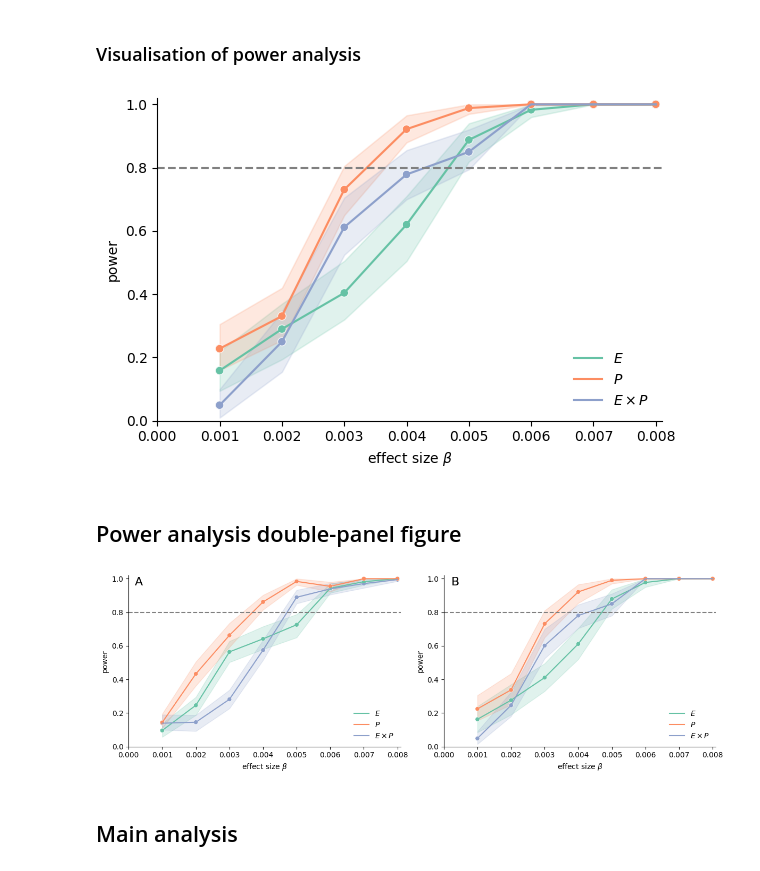
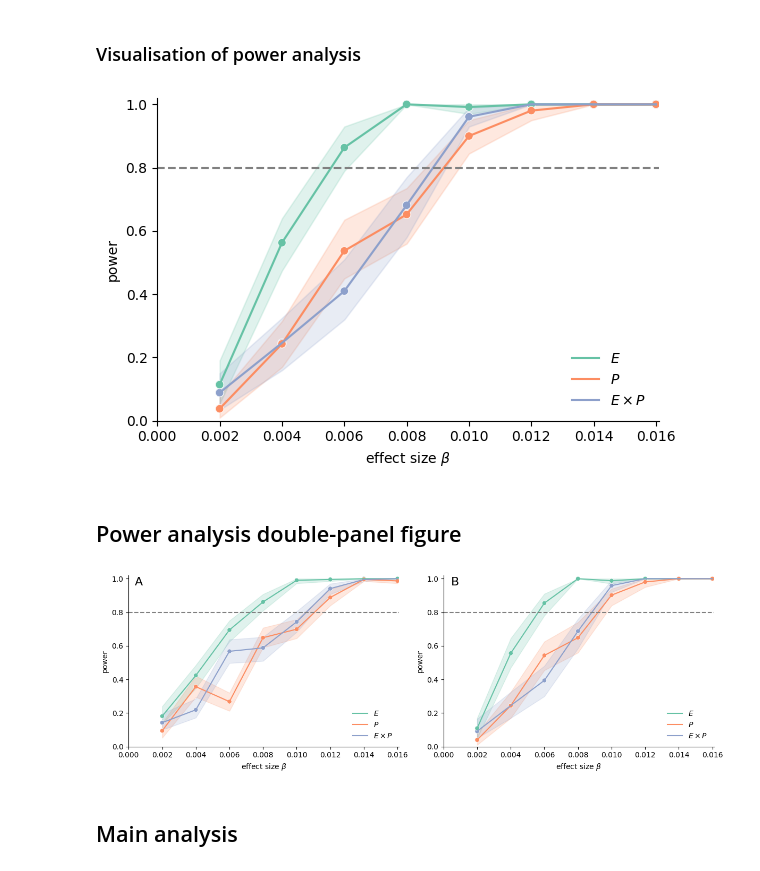
Before and after one commit to JanaLasser/honesty-midterms, a Jupyter notebook: code/analyse_elections.ipynb, the cells around one changed output. Cells and saved outputs as stored; diff of their text form; code cells hidden in the pictures.

```diff
--- a/code/analyse_elections.ipynb
+++ b/code/analyse_elections.ipynb
@@ -379,7 +206,8 @@ results.to_csv(Path("../results", fname), index=False)
 ### Calculate power
 # %%
 # calculate power bootstrapped
-results = pd.read_csv("../results/elections_belief-speaking_power_analysis.csv")
+fname = "elections_belief-speaking_power_analysis.csv"
+results = pd.read_csv(Path(dst, fname))
 power_bootstrap = pd.DataFrame()
 
 n_bootstrap = 100
@@ -440,13 +268,12 @@ sns.scatterplot(
 ax.set_xlabel("effect size $\\beta$")
 ax.spines[['right', 'top']].set_visible(False)
 ax.legend(frameon=False)
-ax.plot([0, 0.0081], [0.8, 0.8], '--', color="grey")
-ax.set_xlim(0, 0.0081)
+ax.plot([0, 0.0161], [0.8, 0.8], '--', color="grey")
+ax.set_xlim(0, 0.0161)
 ax.set_ylim(0, 1.02)
 plt.tight_layout()
 
-fname = "power_analysis_elections_belief-speaking"
-dst = "../plots"
-plt.savefig(Path(dst, fname + ".pdf"))
-plt.savefig(Path(dst, fname + ".svg"))
+#fname = "power_analysis_elections_belief-speaking"
+#plt.savefig(Path(plt_dst, fname + ".pdf"))
+#plt.savefig(Path(plt_dst, fname + ".svg"))
 # %% [output]
@@ -478,7 +308,7 @@ var_residual = 0.009419212941440758
 # %%
-beta_Es = [0.001, 0.002, 0.003, 0.004, 0.005, 0.006, 0.007, 0.008]
-beta_Ps = [0.001, 0.002, 0.003, 0.004, 0.005, 0.006, 0.007, 0.008]
-beta_EPs = [0.001, 0.002, 0.003, 0.004, 0.005, 0.006, 0.007, 0.008]
+beta_Es = [0.002, 0.004, 0.006, 0.008, 0.010, 0.012, 0.014, 0.016]
+beta_Ps = [0.002, 0.004, 0.006, 0.008, 0.010, 0.012, 0.014, 0.016]
+beta_EPs = [0.002, 0.004, 0.006, 0.008, 0.010, 0.012, 0.014, 0.016]
 random_states = range(n_sim)
 
 params = [(i, beta_Es[j], beta_Ps[j], beta_EPs[j])\
@@ -515,7 +345,8 @@ results.to_csv(Path("../results", fname), index=False)
 ### Calculate power
 # %%
 # calculate power bootstrapped
-results = pd.read_csv("../results/elections_fact-speaking_power_analysis.csv")
+fname = "elections_fact-speaking_power_analysis.csv"
+results = pd.read_csv(Path(dst, fname))
 power_bootstrap = pd.DataFrame()
 
 n_bootstrap = 100
@@ -553,40 +384,39 @@ fig, ax = plt.subplots(figsize=(6, 4))
 
 sns.lineplot(
     data=power_bootstrap,
     ax=ax,
     x="effect",
     y="power",
     hue="variable",
     errorbar="pi",
     palette="Set2",
 )
 
 sns.scatterplot(
     data=power_bootstrap.groupby(["variable", "effect"]).mean().reset_index(),
     ax=ax,
     x="effect",
     y="power",
     hue="variable",
     hue_order=["$E$", "$P$", "$E \\times P$"],
     sizes=[50, 50, 50],
     palette="Set2",
     legend=False
 )
 
 ax.set_xlabel("effect size $\\beta$")
 ax.spines[['right', 'top']].set_visible(False)
 ax.legend(frameon=False)
-ax.plot([0, 0.0081], [0.8, 0.8], '--', color="grey")
-ax.set_xlim(0, 0.0081)
+ax.plot([0, 0.0161], [0.8, 0.8], '--', color="grey")
+ax.set_xlim(0, 0.0161)
 ax.set_ylim(0, 1.02)
 plt.tight_layout()
 
-fname = "power_analysis_elections_fact-speaking"
-dst = "../plots"
-plt.savefig(Path(dst, fname + ".pdf"))
-plt.savefig(Path(dst, fname + ".svg"))
+#fname = "power_analysis_elections_fact-speaking"
+#plt.savefig(Path(plt_dst, fname + ".pdf"))
+#plt.savefig(Path(plt_dst, fname + ".svg"))
 # %% [output]
-[figure, old version]
+[figure, new version]
 # %% [markdown]
 ## Power analysis double-panel figure
 # %%
@@ -706,8 +538,8 @@ for ax in axes:
     ax.set_xlabel("effect size $\\beta$")
     ax.spines[['right', 'top']].set_visible(False)
     ax.legend(frameon=False)
-    ax.plot([0, 0.0081], [0.8, 0.8], '--', color="grey")
-    ax.set_xlim(0, 0.0081)
+    ax.plot([0, 0.0161], [0.8, 0.8], '--', color="grey")
+    ax.set_xlim(0, 0.0161)
     ax.set_ylim(0, 1.02)
 
 fig.text(0.065, 0.915, "A", fontsize=16)
@@ -715,11 +547,10 @@ fig.text(0.561, 0.915, "B", fontsize=16)
 plt.tight_layout()
 
 fname = "power_analysis_elections"
-dst = "../plots"
-plt.savefig(Path(dst, fname + ".pdf"))
-plt.savefig(Path(dst, fname + ".svg"))
+plt.savefig(Path(plt_dst, fname + ".pdf"))
+plt.savefig(Path(plt_dst, fname + ".svg"))
 # %% [output]
-[figure, old version]
+[figure, new version]
 # %% [markdown]
 ## Main analysis
 # %% [markdown]
```
Also changed, not shown: parts of 37 cells of this notebook, 3 other files.
